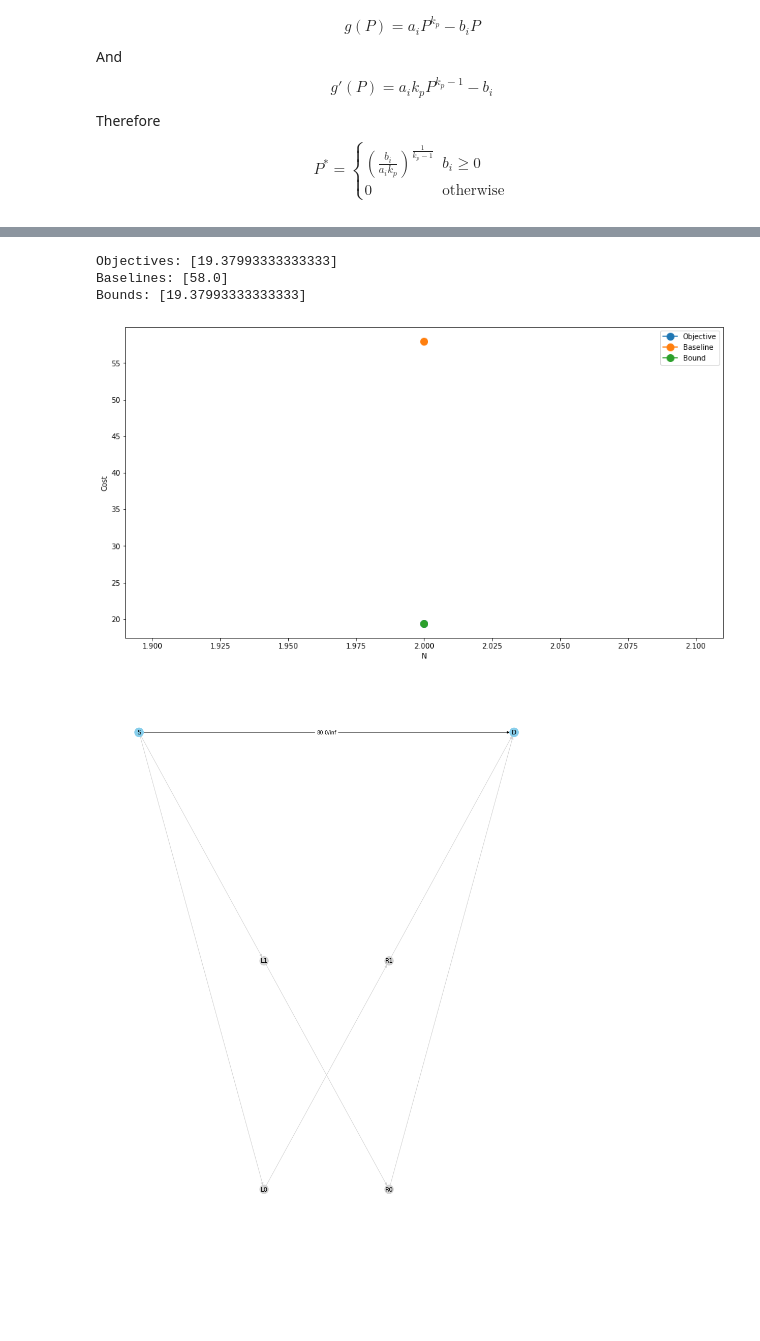
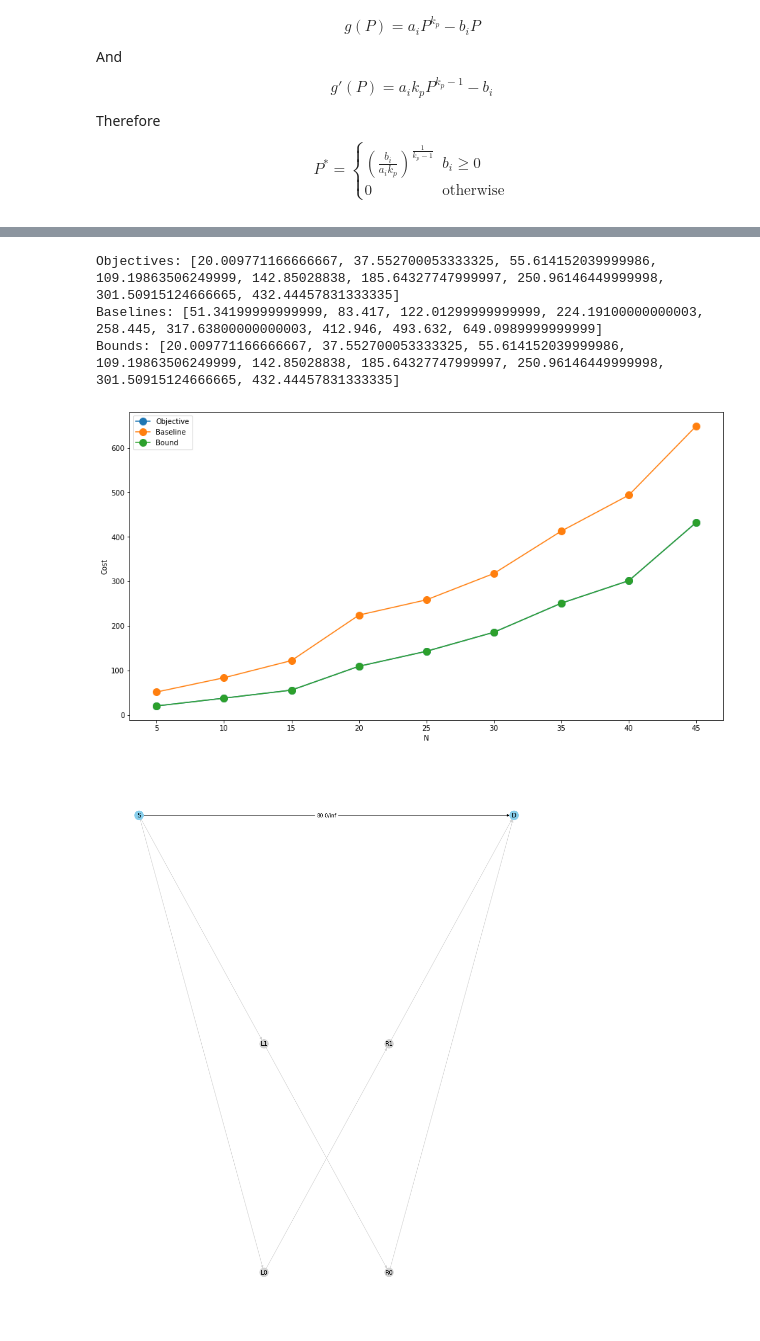
Before and after one commit to youlei202/research-Battery-MEC, a Jupyter notebook: simulation.ipynb, the cells around one changed output, grey strips where cells are left out. Drawn from its saved outputs; the diff is of its cells as text; code cells hidden in the pictures; blank space fills up the shorter version.

```diff
--- a/simulation.ipynb
+++ b/simulation.ipynb
@@ -85,28 +85,33 @@ $$
 
 from src.sp1 import NetworkFlowProblem
 import numpy as np
+import pandas as pd
 from src.optimization import Problem, BaselineProblem
 
-N_list = [2]
-M = 1
+# N = 25
+M = 100
 
 obj_list = []
 obj_baseline_list = []
 dual_bound_list =[]
 
 
-for N in N_list:
+
+var_list = range(5, 50, 5)
+
+for N in var_list:
+
+    lam = np.random.uniform(low=20, high=50, size=N).round()
+    mu = np.random.uniform(low=1, high=5, size=N).round()
+    p = np.ones(N)
+    cG = np.random.uniform(low=0.5, high=2, size=N).round()
+    cD = np.ones(N) / 3
+    C = np.random.randint(0,10,size = (N,N))*0.001
+    alpha = 0.5
+    kp = 2
+    pS = np.ones(N) * 1000
+
     for k in range(M):
-
-        lam = np.random.uniform(low=20, high=50, size=N).round()
-        mu = np.random.uniform(low=1, high=5, size=N).round()
-        p = np.ones(N)
-        cG = np.random.uniform(low=0.5, high=2, size=N).round()
-        cD = np.ones(N) / 3
-        C = np.random.randint(0,100,size = (N,N))*0.1
-        alpha = 0.2
-        kp = 2
-        pS = np.ones(N) * 100
 
         obj_samples = []
         obj_baseline_samples = []
@@ -115,7 +120,7 @@ for N in N_list:
         problem = Problem(alpha=alpha, kp=kp, lam=lam, mu=mu, p=p, cG=cG, cD=cD, pS=pS, C=C)
         baseline = BaselineProblem(alpha=alpha, kp=kp, lam=lam, mu=mu, p=p, cG=cG, cD=cD, pS=pS, C=C)
 
-        obj, pD, X =problem.optimize(max_iter=100)
+        obj, pD, X =problem.optimize(max_iter=1000)
         obj_baseline, pD_baseline, X_baseline = baseline.optimize()
 
         obj_samples.append(obj)
@@ -132,22 +153,21 @@ print('Objectives:', obj_list)
 print('Baselines:', obj_baseline_list)
 print('Bounds:', dual_bound_list)
 # %% [output]
-Objectives: [19.37993333333333]
-Baselines: [58.0]
-Bounds: [19.37993333333333]
+Objectives: [20.009771166666667, 37.552700053333325, 55.614152039999986, 109.19863506249999, 142.85028838, 185.64327747999997, 250.96146449999998, 301.50915124666665, 432.44457831333335]
+Baselines: [51.34199999999999, 83.417, 122.01299999999999, 224.19100000000003, 258.445, 317.63800000000003, 412.946, 493.632, 649.0989999999999]
+Bounds: [20.009771166666667, 37.552700053333325, 55.614152039999986, 109.19863506249999, 142.85028838, 185.64327747999997, 250.96146449999998, 301.50915124666665, 432.44457831333335]
 # %%
-import pandas as pd
 ax = pd.DataFrame({
     'Objective': obj_list,
     'Baseline': obj_baseline_list,
     'Bound': dual_bound_list,
-}).set_index(pd.Series(N_list)).plot(figsize=(15, 8), markersize=10, marker='o')
+}).set_index(pd.Series(var_list)).plot(figsize=(15, 8), markersize=10, marker='o')
 
 ax.set_xlabel('N');
 ax.set_ylabel('Cost');
 ax.legend();
 # %% [output]
-[figure, old version]
+[figure, new version]
 # %%
 fig, ax = problem.subproblem_1.visualize_flow(figsize=(16,20))
 # fig.savefig('with_charging.png')
```
Also changed, not shown: parts of 1 cell of this notebook, 1 other file.
